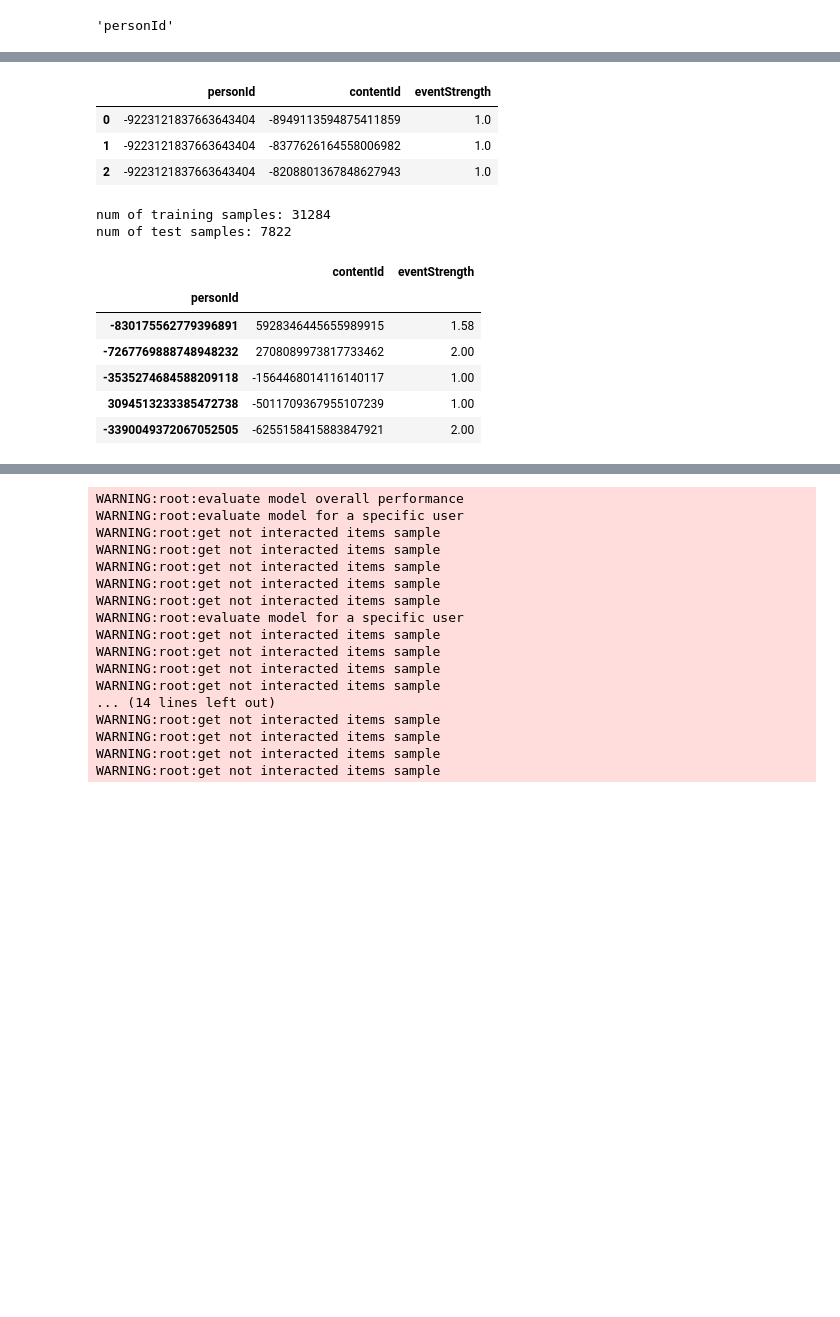
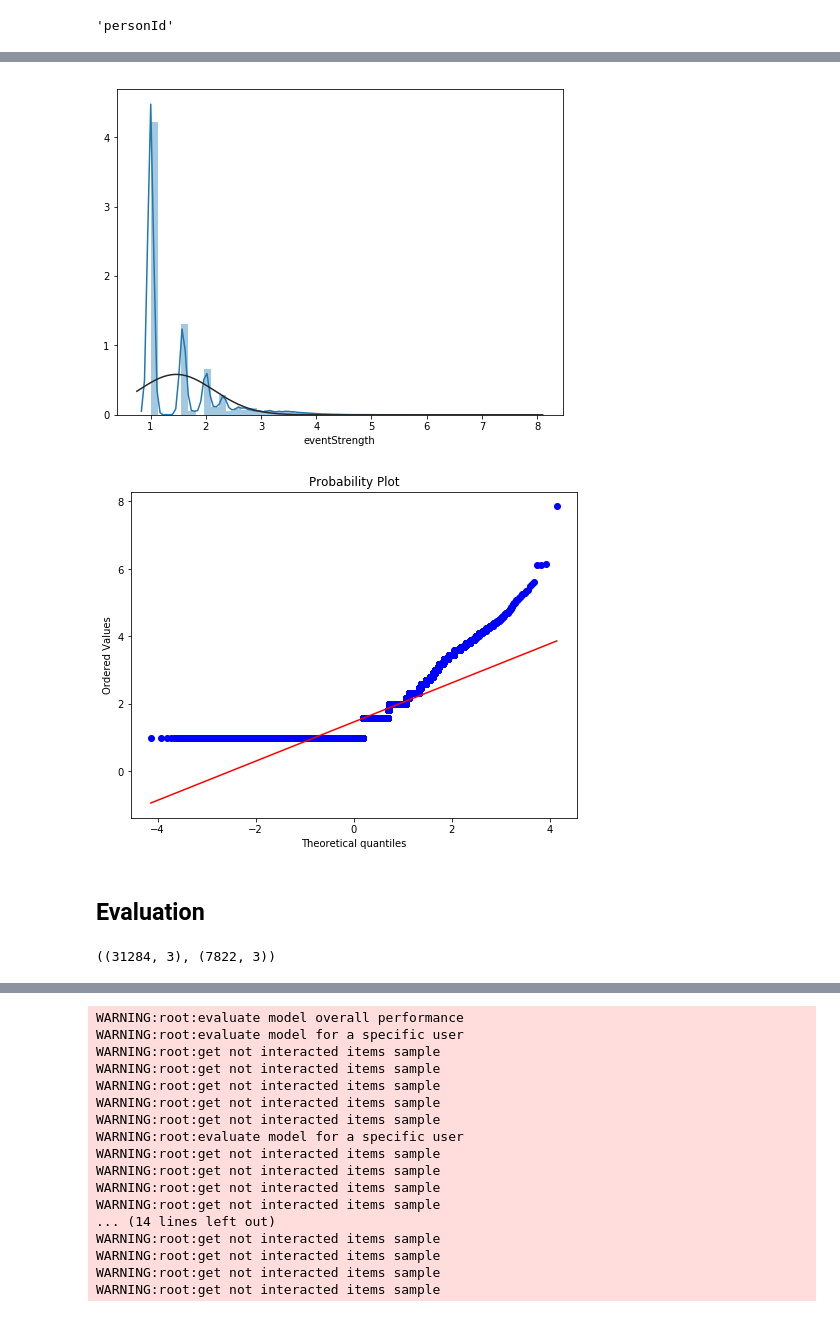
Before and after one commit to PengInGitHub/catboost, a Jupyter notebook: RS.ipynb, the cells around one changed output, grey strips where cells are left out. Saved outputs shown, nothing was run; the diff lists cells and outputs as text; code cells hidden in the pictures; blank space fills up the shorter version.

```diff
--- a/RS.ipynb
+++ b/RS.ipynb
@@ -105,11 +105,11 @@ count_of_content_per_user.head()
 # %%
-# filter out interactions that were not interacted with
-# users who have more than 5 interactions
-# user right join
-print(f'num of interactions_df: {len(interactions_df)}')
-interactions_df_selected = interactions_df.merge(count_of_content_per_user,
-                                                how='right',
-                                                left_on='personId',
-                                                right_on='personId')
-print(f'num of interactions of selected users that more than 5 interactions: {len(interactions_df_selected)}')
+print(f'num of original interactions data {len(interactions_df)}')
+
+interactions_df_filtered = interactions_df.merge(inter_user_item_filter,
+                                                 how='right',
+                                                 left_on='personId',
+                                                 right_on='personId')
+print(f'num of filtered interactions data {len(interactions_df_filtered)}')
+
+# interactions_df_selected
 # %% [output]
@@ -134,7 +134,0 @@ num of unique user-item pair interactions: 39106
-# %%
-interactions_user_item_score.head(3)
-# %% [output]
-|  | personId | contentId | eventStrength |
-| 0 | -9223121837663643404 | -8949113594875411859 | 1.0 |
-| 1 | -9223121837663643404 | -8377626164558006982 | 1.0 |
-| 2 | -9223121837663643404 | -8208801367848627943 | 1.0 |
@@ -143,27 +134,0 @@ interactions_user_item_score.head(3)
-# %%
-# split training and test datasets
-
-interactions_train, interactions_test = train_test_split(interactions_user_item_score,
-                                                        stratify=interactions_user_item_score['personId'],
-                                                        test_size=0.2,
-                                                        random_state=42)
-
-print(f'num of training samples: {len(interactions_train)}')
-print(f'num of test samples: {len(interactions_test)}')
-
-# set and check index
-interactions_user_item_score = interactions_user_item_score.set_index('personId')
-interactions_train = interactions_train.set_index('personId')
-interactions_test = interactions_test.set_index('personId')
-
-interactions_test.head()
-# %% [output]
-num of training samples: 31284
-num of test samples: 7822
-|  | contentId | eventStrength |
-| personId |  |  |
-| -830175562779396891 | 5928346445655989915 | 1.58 |
-| -7267769888748948232 | 2708089973817733462 | 2.00 |
-| -3535274684588209118 | -1564468014116140117 | 1.00 |
-| 3094513233385472738 | -5011709367955107239 | 1.00 |
-| -3390049372067052505 | -6255158415883847921 | 2.00 |
@@ -169,0 +137,21 @@ num of test samples: 7822
+# %%
+fig, ax = plt.subplots(figsize=(8,6))
+sns.distplot(interactions_full_df.eventStrength, fit=norm);
+fig = plt.figure(figsize=(8,6))
+res = stats.probplot(interactions_full_df.eventStrength, plot=plt)
+plt.show();
+# %% [output]
+[figure, added]
+[figure, added]
+# %% [markdown]
+## Evaluation
+# %%
+# split training and test datasets
+
+interactions_train_df, interactions_test_df = train_test_split(interactions_full_df,
+                                                               stratify=interactions_full_df['personId'],
+                                                               test_size=0.2,
+                                                               random_state=42)
+interactions_train_df.shape, interactions_test_df.shape
+# %% [output]
+((31284, 3), (7822, 3))
```
Also changed, not shown: parts of 18 cells of this notebook.
